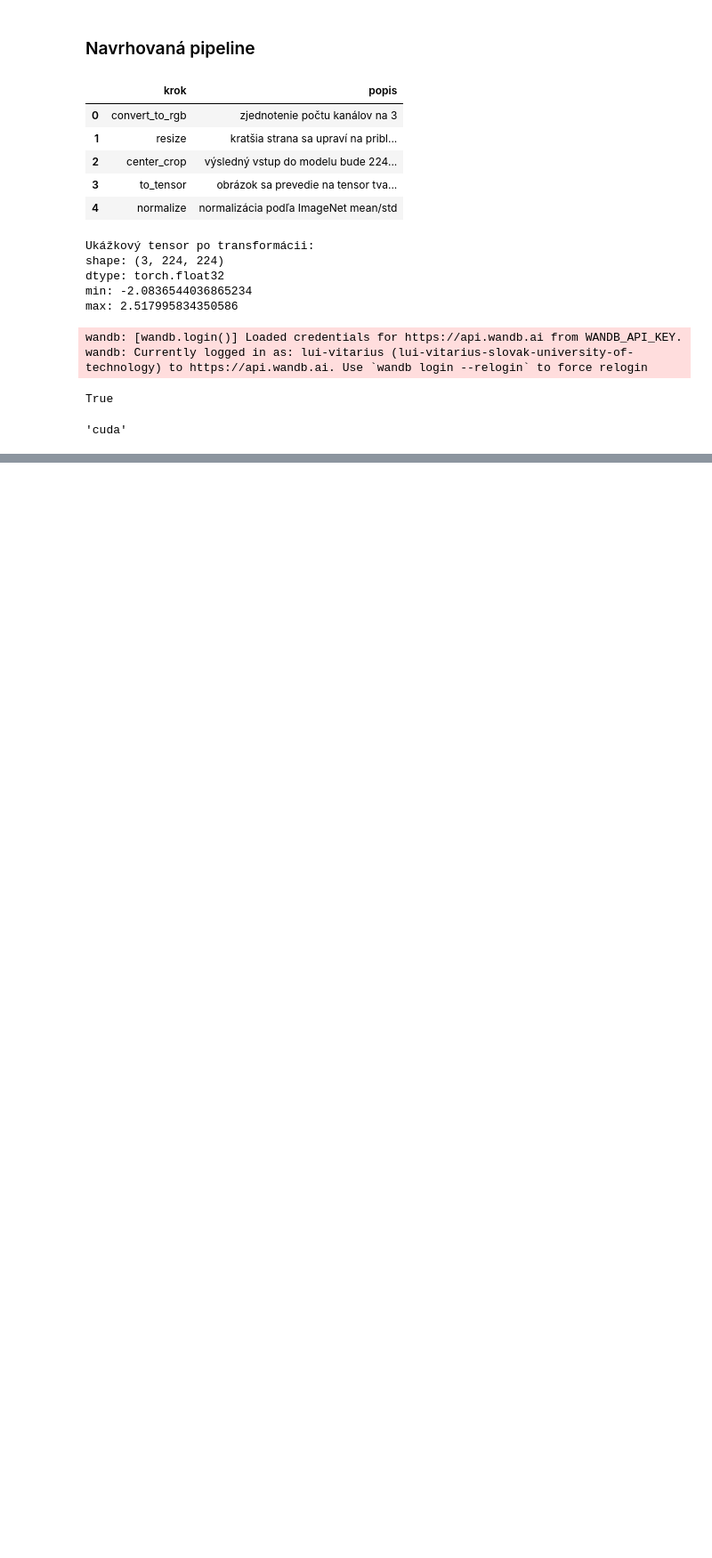
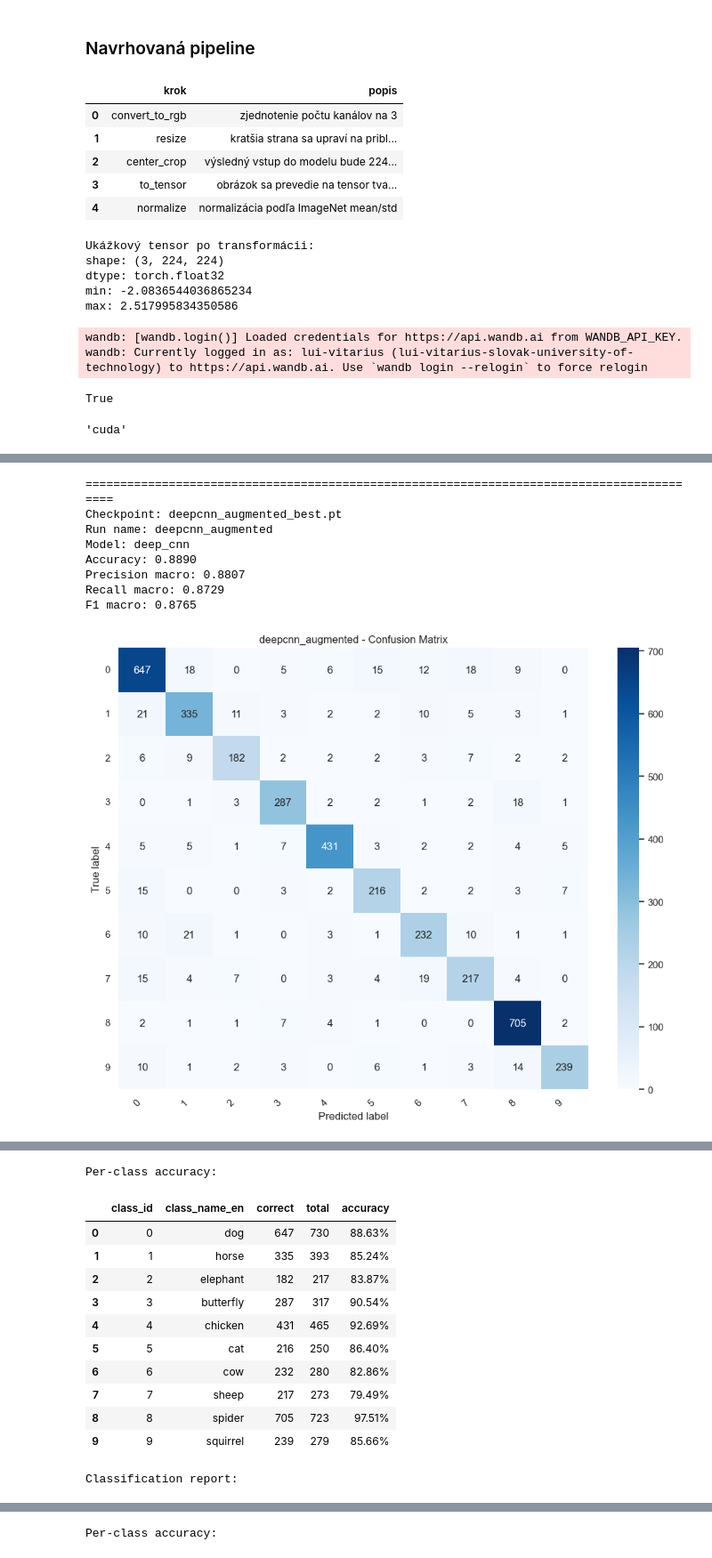
Before and after one commit to Lui105/Neuronove_siete, a Jupyter notebook: Animal10.ipynb, the cells around one changed output, grey strips where cells are left out. Shown at 89% size. Drawn from its saved outputs; the diff is of its cells as text; code cells hidden in the pictures; blank space fills up the shorter version.

```diff
--- a/Animal10.ipynb
+++ b/Animal10.ipynb
@@ -1332,0 +1365,17 @@ results_df
+# %%
+CHECKPOINT_DIR = Path("checkpoints")
+
+def load_model_from_checkpoint(ckpt_path):
+    checkpoint = torch.load(ckpt_path, map_location=DEVICE)
+    config = checkpoint["config"]
+
+    model = build_model(
+        model_name=config["model_name"],
+        num_classes=NUM_CLASSES,
+        pretrained=config.get("pretrained", True),
+        freeze_backbone=config.get("freeze_backbone", False),
+    ).to(DEVICE)
+
+    model.load_state_dict(checkpoint["model_state_dict"])
+    model.eval()
+    return model, config, checkpoint
@@ -1332,0 +1528,47 @@ results_df
+# %%
+for ckpt_name, obj in all_eval_objects.items():
+    config = obj["config"]
+    metrics = obj["metrics"]
+
+    print("=" * 90)
+    print("Checkpoint:", ckpt_name)
+    print("Run name:", config.get("run_name"))
+    print("Model:", config["model_name"])
+    print(f"Accuracy: {metrics['accuracy']:.4f}")
+    print(f"Precision macro: {metrics['precision_macro']:.4f}")
+    print(f"Recall macro: {metrics['recall_macro']:.4f}")
+    print(f"F1 macro: {metrics['f1_macro']:.4f}")
+
+    plot_confusion_matrix(
+        metrics["confusion_matrix"],
+        id_to_label,
+        title=f"{config.get('run_name', ckpt_name)} - Confusion Matrix",
+        normalize=False,
+        figsize=(10, 8),
+    )
+
+    plot_confusion_matrix(
+        metrics["confusion_matrix"],
+        id_to_label,
+        title=f"{config.get('run_name', ckpt_name)} - Normalized Confusion Matrix",
+        normalize=True,
+        figsize=(10, 8),
+    )
+
+    print("\nPer-class accuracy:")
+    display(
+        metrics["per_class_accuracy_df"].style.format({"accuracy": "{:.2%}"})
+    )
+
+    print("\nClassification report:")
+    display(metrics["classification_report_df"])
+# %% [output]
+==========================================================================================
+Checkpoint: deepcnn_augmented_best.pt
+Run name: deepcnn_augmented
+Model: deep_cnn
+Accuracy: 0.8890
+Precision macro: 0.8807
+Recall macro: 0.8729
+F1 macro: 0.8765
+[figure, added]
@@ -1332,0 +1576,13 @@ results_df
+Per-class accuracy:
+|  | class_id | class_name_en | correct | total | accuracy |
+| 0 | 0 | dog | 647 | 730 | 88.63% |
+| 1 | 1 | horse | 335 | 393 | 85.24% |
+| 2 | 2 | elephant | 182 | 217 | 83.87% |
+| 3 | 3 | butterfly | 287 | 317 | 90.54% |
+| 4 | 4 | chicken | 431 | 465 | 92.69% |
+| 5 | 5 | cat | 216 | 250 | 86.40% |
+| 6 | 6 | cow | 232 | 280 | 82.86% |
+| 7 | 7 | sheep | 217 | 273 | 79.49% |
+| 8 | 8 | spider | 705 | 723 | 97.51% |
+| 9 | 9 | squirrel | 239 | 279 | 85.66% |
+Classification report:
@@ -1332,0 +1613 @@ results_df
+Per-class accuracy:
```
Also changed, not shown: parts of 13 cells of this notebook, 8 other files.
